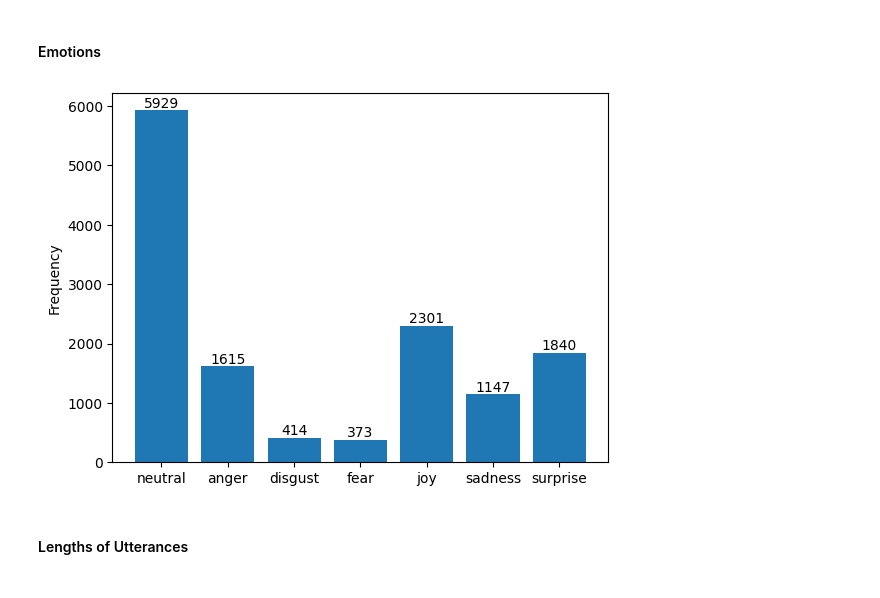
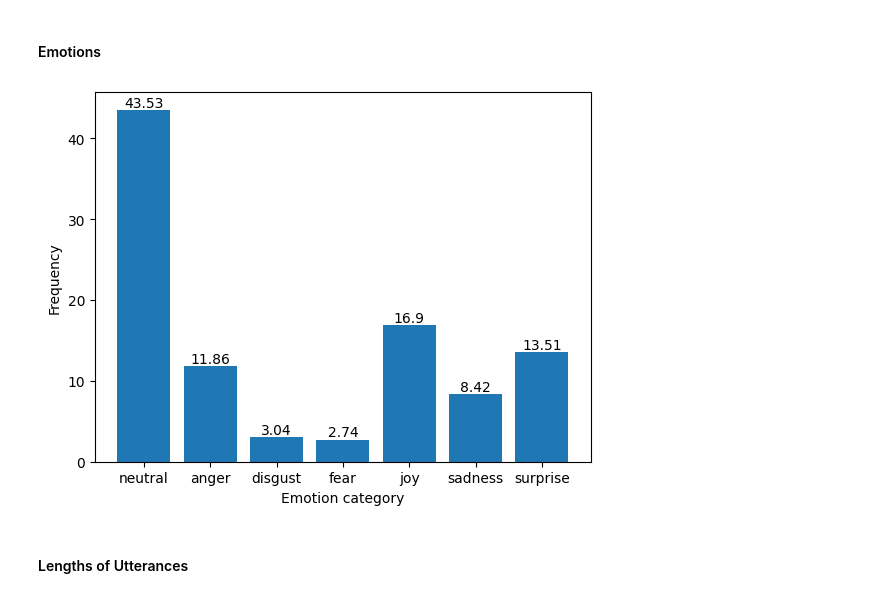
Before and after one commit to arefa29/llm-multimodal-ecpe, a Jupyter notebook: data_exploration.ipynb, the cells around one changed output. Saved outputs shown, nothing was run; the diff lists cells and outputs as text; code cells hidden in the pictures.

```diff
--- a/data_exploration.ipynb
+++ b/data_exploration.ipynb
@@ -246,12 +224,15 @@ plt.show()
 # %%
 # Number of each emotion
 fig, ax = plt.subplots()
+for k,v in emotions2.items():
+    emotions2[k] = round(emotions2[k]*100/total_utterances, 2)
 bars = ax.bar(emotions2.keys(), emotions2.values())
 ax.bar_label(bars)
 plt.ylabel('Frequency')
+plt.xlabel('Emotion category')
 plt.show()
 # %% [output]
-[figure, old version]
+[figure, new version]
 # %% [markdown]
 #### Lengths of Utterances
 # %%
```
Also changed, not shown: parts of 4 cells of this notebook.
